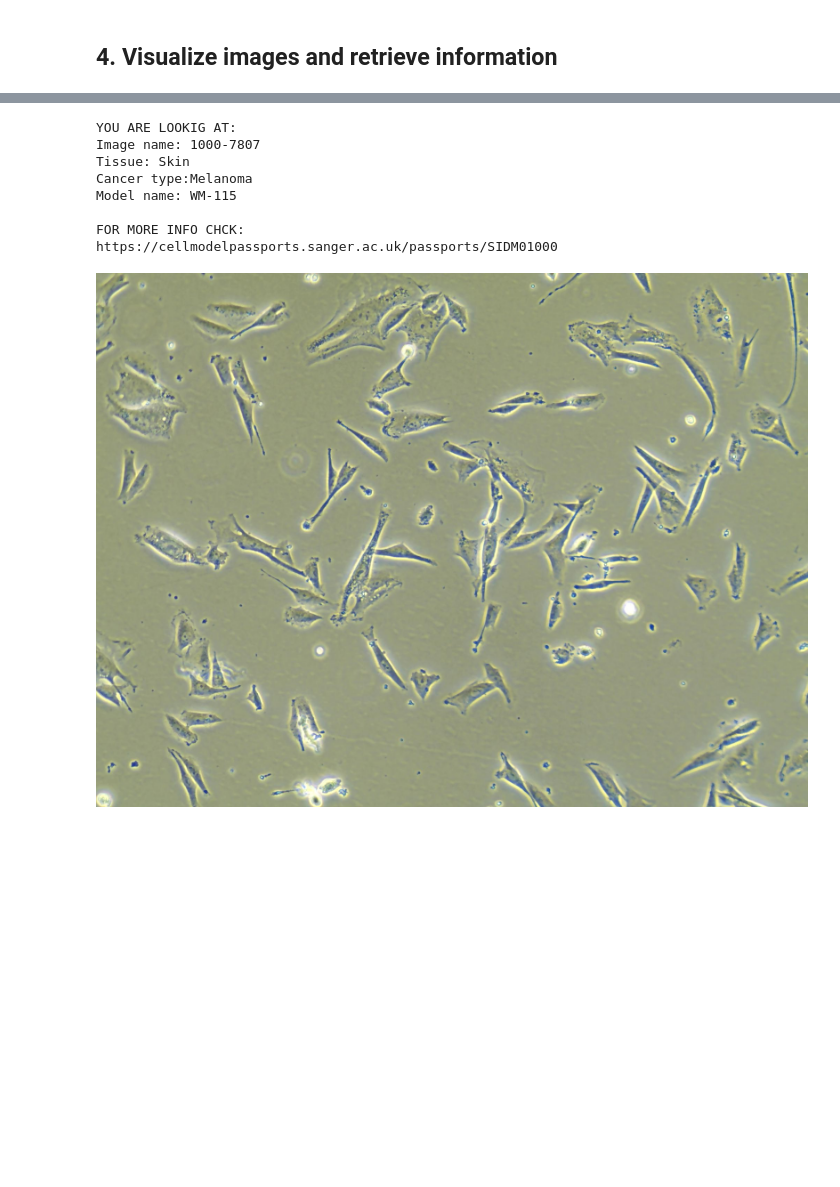
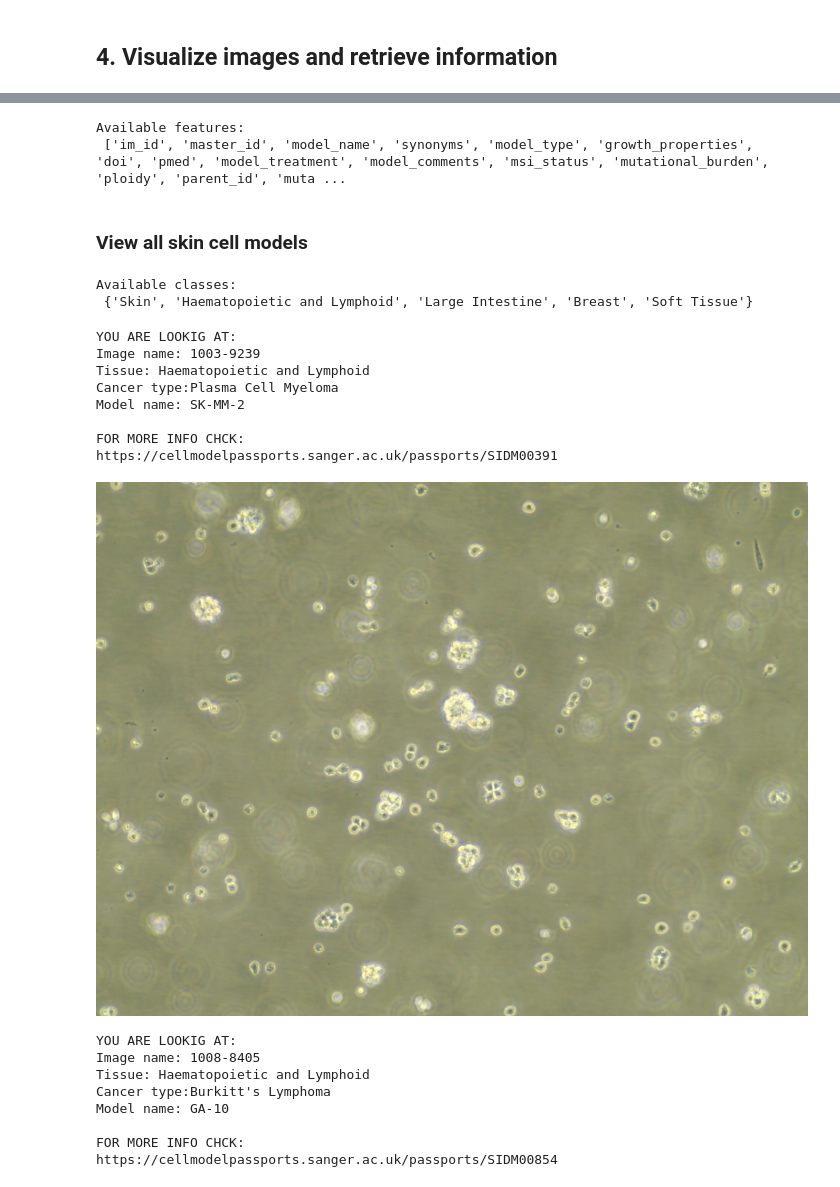
Before and after one commit to apollo994/CMP_, a Jupyter notebook: images_exploratory_analysis.ipynb, the cells around one changed output, grey strips where cells are left out. Drawn from its saved outputs; the diff is of its cells as text; code cells hidden in the pictures; blank space fills up the shorter version.

Commit message:
view image updated

```diff
--- a/images_exploratory_analysis.ipynb
+++ b/images_exploratory_analysis.ipynb
@@ -50,7 +50,7 @@ Assign to...
 # %%
 PATH_data = "test_data/"
 PATH_img = "test_data/img_tif/"
-PATH_info = "test_data/img_info.csv"
+PATH_info = "test_data/images_info_table.csv"
 # %% [markdown]
 To test everything is working, run the cells below, check filenames and table header.
 # %%
@@ -179,13 +195,35 @@ n = 1
+# %%
+#check for available feature
+print ('Available features:\n',list(im_info.columns))
+# %% [output]
+Available features:
+ ['im_id', 'master_id', 'model_name', 'synonyms', 'model_type', 'growth_properties', 'doi', 'pmed', 'model_treatment', 'model_comments', 'msi_status', 'mutational_burden', 'ploidy', 'parent_id', 'muta ...
+# %% [markdown]
+### View all skin cell models
+# %%
+#check the class available for the feature of interest
+print ('Available classes:\n',set(list(im_info['tissue'])))
+# %% [output]
+Available classes:
+ {'Skin', 'Haematopoietic and Lymphoid', 'Large Intestine', 'Breast', 'Soft Tissue'}
 # %%
-#this function displays pictures of your class of interest
-view_img(PATH_data, feature, cl, im_info, n)
+#this function displays 2 pictures of your class of interest
+view_image('Haematopoietic and Lymphoid', 'tissue', im_info, 2, PATH_jpg)
 # %% [output]
 YOU ARE LOOKIG AT:
-Image name: 1000-7807
-Tissue: Skin
-Cancer type:Melanoma
-Model name: WM-115
+Image name: 1003-9239
+Tissue: Haematopoietic and Lymphoid
+Cancer type:Plasma Cell Myeloma
+Model name: SK-MM-2
 
 FOR MORE INFO CHCK:
-https://cellmodelpassports.sanger.ac.uk/passports/SIDM01000
+https://cellmodelpassports.sanger.ac.uk/passports/SIDM00391
-[figure, old version]
+[figure, new version]
+YOU ARE LOOKIG AT:
+Image name: 1008-8405
+Tissue: Haematopoietic and Lymphoid
+Cancer type:Burkitt's Lymphoma
+Model name: GA-10
+
+FOR MORE INFO CHCK:
+https://cellmodelpassports.sanger.ac.uk/passports/SIDM00854
```
Also changed, not shown: parts of 18 cells of this notebook, 2 other files.
